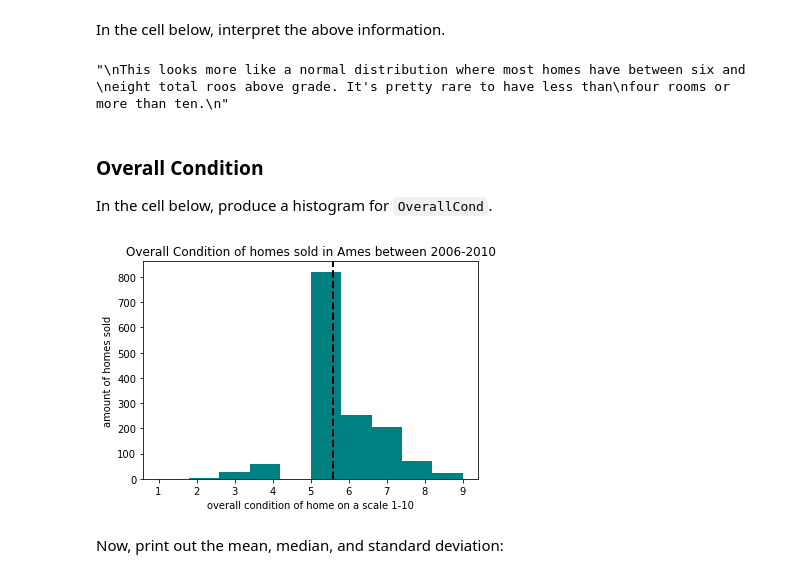
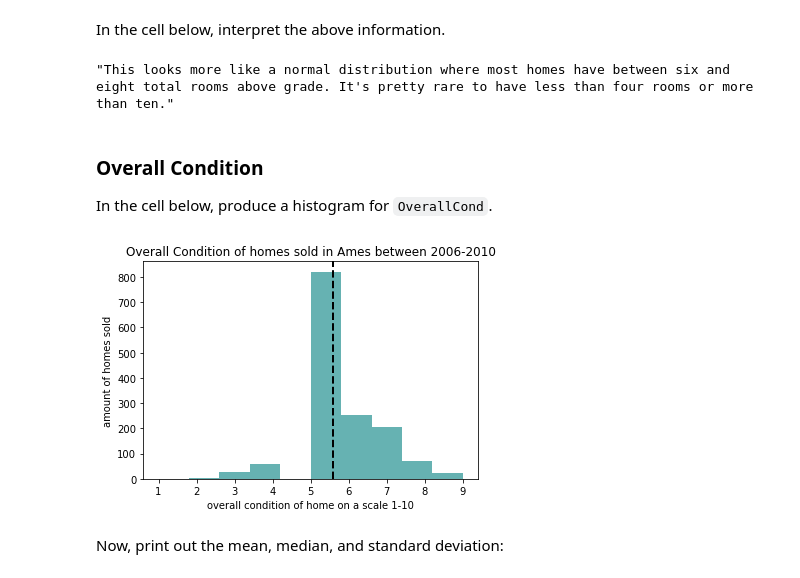
Before and after one commit to joeldmott/dsc-pandas-eda-lab, a Jupyter notebook: index.ipynb, the cells around one changed output. Drawn from its saved outputs; the diff is of its cells as text; code cells hidden in the pictures.

```diff
--- a/index.ipynb
+++ b/index.ipynb
@@ -236,13 +236,11 @@ Total rooms above grade standard deviation =  1.625393290584064
 In the cell below, interpret the above information.
 # %%
 # Replace None with appropriate text
-"""
-This looks more like a normal distribution where most homes have between six and
-eight total roos above grade. It's pretty rare to have less than
-four rooms or more than ten.
-"""
+"""This looks more like a normal distribution where most homes have between six and \
+eight total rooms above grade. It's pretty rare to have less than \
+four rooms or more than ten."""
 # %% [output]
-"\nThis looks more like a normal distribution where most homes have between six and \neight total roos above grade. It's pretty rare to have less than\nfour rooms or more than ten.\n"
+"This looks more like a normal distribution where most homes have between six and eight total rooms above grade. It's pretty rare to have less than four rooms or more than ten."
 # %% [markdown]
 ### Overall Condition
 
@@ -250,15 +248,15 @@ In the cell below, produce a histogram for `OverallCond`.
 # %%
 variable = df['OverallCond']
 
 fig, ax = plt.subplots()
-ax.hist(variable, color='teal')
+ax.hist(variable, color='teal', alpha=0.6)
 ax.set_xlabel('overall condition of home on a scale 1-10')
 ax.set_ylabel('amount of homes sold')
 ax.set_title('Overall Condition of homes sold in Ames between 2006-2010')
 
 plt.axvline(df['OverallCond'].mean(), color='k', linestyle='dashed', linewidth=2);
 # %% [output]
-[figure, old version]
+[figure, new version]
 # %% [markdown]
 Now, print out the mean, median, and standard deviation:
 # %%
```
Also changed, not shown: parts of 10 cells of this notebook.
